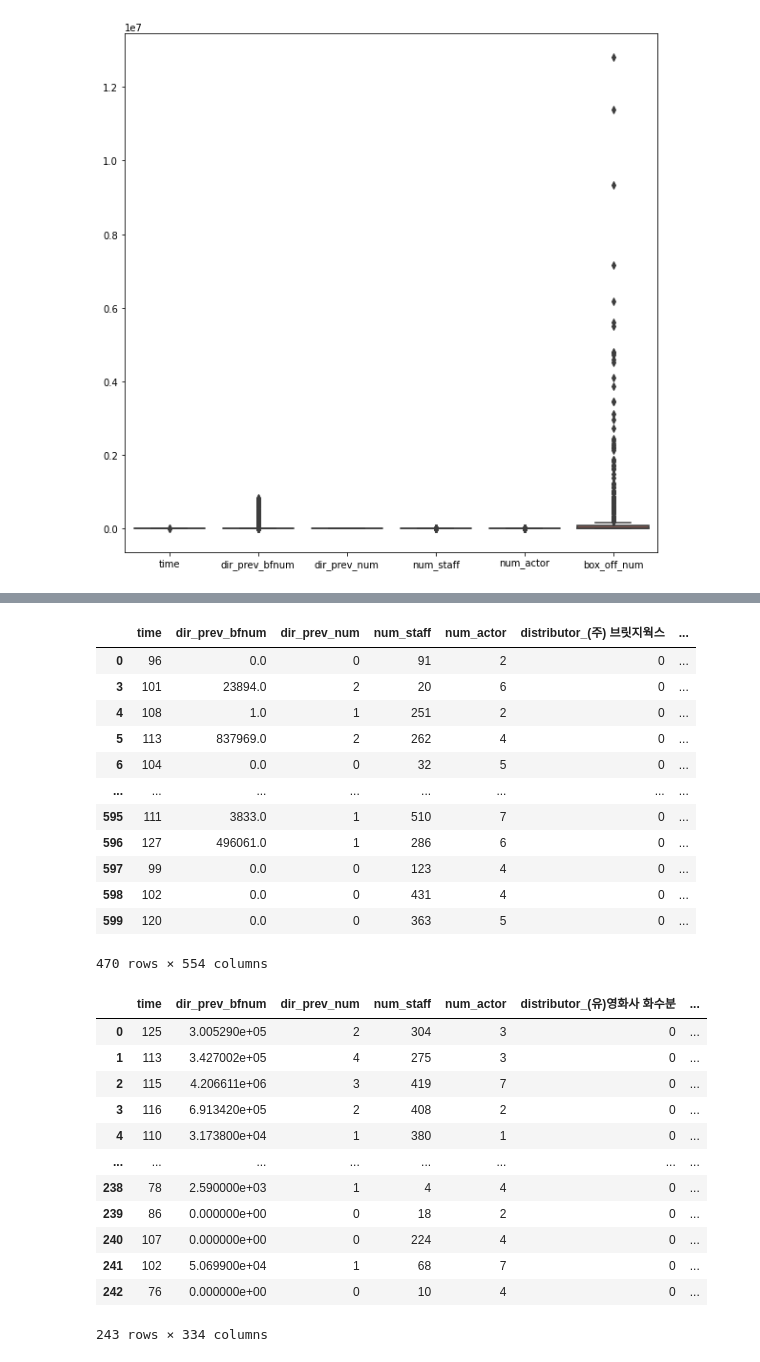
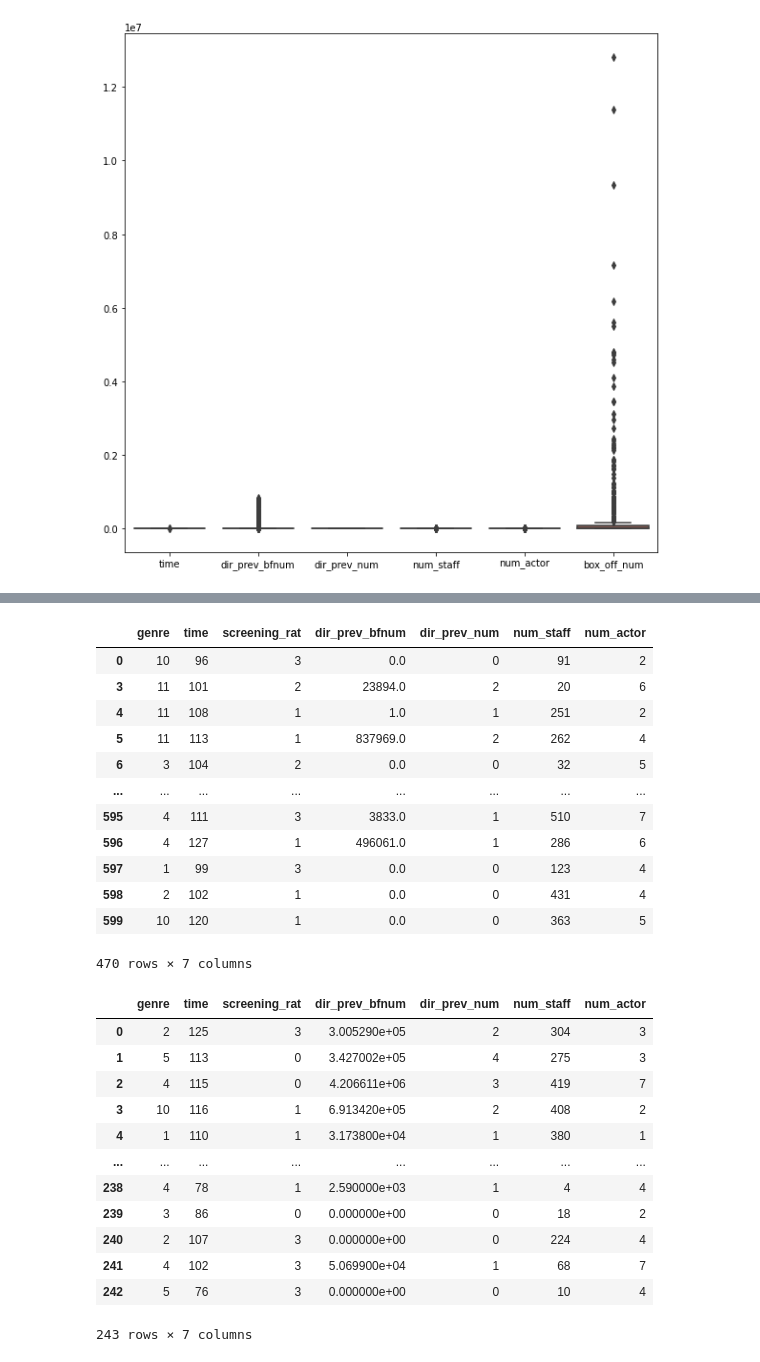
Before and after one commit to P-jinwan/Dacon, a Jupyter notebook: Development of a model for predicting the number of movie audiences/Untitled.ipynb, the cells around one changed output, grey strips where cells are left out. Drawn from its saved outputs; the diff is of its cells as text; code cells hidden in the pictures.

```diff
--- a/Development of a model for predicting the number of movie audiences/Untitled.ipynb
+++ b/Development of a model for predicting the number of movie audiences/Untitled.ipynb
@@ -162,7 +166,7 @@ plt.show()
 # %% [markdown]
 #### `5.` 데이터 전처리: 드랍
 # %%
-# 위 상관관계를 확인하였을때 타겟을 기준으로 0.05 미만의 계수를 가진 컬럼은 연산비용을 줄이기 위해 드랍하겠습니다.
+# 위 상관관계를 확인하였을때 타겟을 기준으로 0.1 미만의 계수를 가진 컬럼은 연산비용을 줄이기 위해 드랍하겠습니다.
 # title 컬럼은 계수 -0.04로 드랍하겠습니다.
 train_data.drop(columns=['title'], inplace=True)
 test_data.drop(columns=['title'], inplace=True)
@@ -171,6 +175,14 @@ test_data.drop(columns=['title'], inplace=True)
 train_data.drop(columns=['release_time'], inplace=True)
 test_data.drop(columns=['release_time'], inplace=True)
 
+# 'director' 컬럼은 계수 0.05로 드랍하겠습니다.
+train_data.drop(columns=['director'], inplace=True)
+test_data.drop(columns=['director'], inplace=True)
+
+# 'distributor' 컬럼은 학습과 테스트간 데이터가 맞지 않아 인코딩에 어려움이 있으므로 드랍 하겠습니다.
+train_data.drop(columns=['distributor'], inplace=True)
+test_data.drop(columns=['distributor'], inplace=True)
+
 # 데이터를 확인합니다.
 display(train_data)
 display(test_data)
@@ -287 +312,12 @@ oh_en_test_data = pd.get_dummies(data=test_data, columns=['distributor', 'genre'
+# %%
+# 레이블 인코딩을 진행합니다.
+la_encoder = LabelEncoder()
+
+# 장르
+train_data['genre'] = la_encoder.fit_transform(train_data['genre'])
+test_data['genre'] = la_encoder.transform(test_data['genre'])
+
+# 상영 등급
+train_data['screening_rat'] = la_encoder.fit_transform(train_data['screening_rat'])
+test_data['screening_rat'] = la_encoder.transform(test_data['screening_rat'])
 # %% [markdown]
@@ -289,40 +325,42 @@ oh_en_test_data = pd.get_dummies(data=test_data, columns=['distributor', 'genre'
 # %%
 # 모델의 학습을 할 데이터를 조정합니다.
 # 피쳐로 사용할 데이터는 타겟값을 드랍한 나머지 특성을 전달합니다.
-feature_train = oh_en_trian_data.copy().drop(['box_off_num'], axis=1)
-feature_test = oh_en_test_data.copy()
+feature_train = train_data.copy().drop(['box_off_num'], axis=1)
+feature_test = test_data.copy()
 
 # 타겟으로 사용할 원본 데이터의 box_off_num 열을 넘겨줍니다.
-target_train = train_data['box_off_num']
+# 정규성을 높이고 분석에서 정확한 값을 얻기 위해 로그 변환을 거칩니다.
+# 값에 0이 있을경우 log변환시 값이 무한대가 나오기때문에 x+1을 수행하여 0을 1로 만들어주는 로그 변환 함수를 사용합니다.
+target = np.log1p(train_data['box_off_num'])
 
 # 데이터를 확인합니다.
 display(feature_train)
 display(feature_test)
-display(target_train)
+display(target)
 # %% [output]
-|  | time | dir_prev_bfnum | dir_prev_num | num_staff | num_actor | distributor_(주) 브릿지웍스 | ... |
-| 0 | 96 | 0.0 | 0 | 91 | 2 | 0 | ... |
-| 3 | 101 | 23894.0 | 2 | 20 | 6 | 0 | ... |
-| 4 | 108 | 1.0 | 1 | 251 | 2 | 0 | ... |
-| 5 | 113 | 837969.0 | 2 | 262 | 4 | 0 | ... |
-| 6 | 104 | 0.0 | 0 | 32 | 5 | 0 | ... |
+|  | genre | time | screening_rat | dir_prev_bfnum | dir_prev_num | num_staff | num_actor |
+| 0 | 10 | 96 | 3 | 0.0 | 0 | 91 | 2 |
+| 3 | 11 | 101 | 2 | 23894.0 | 2 | 20 | 6 |
+| 4 | 11 | 108 | 1 | 1.0 | 1 | 251 | 2 |
+| 5 | 11 | 113 | 1 | 837969.0 | 2 | 262 | 4 |
+| 6 | 3 | 104 | 2 | 0.0 | 0 | 32 | 5 |
 | ... | ... | ... | ... | ... | ... | ... | ... |
-| 595 | 111 | 3833.0 | 1 | 510 | 7 | 0 | ... |
-| 596 | 127 | 496061.0 | 1 | 286 | 6 | 0 | ... |
-| 597 | 99 | 0.0 | 0 | 123 | 4 | 0 | ... |
-| 598 | 102 | 0.0 | 0 | 431 | 4 | 0 | ... |
-| 599 | 120 | 0.0 | 0 | 363 | 5 | 0 | ... |
+| 595 | 4 | 111 | 3 | 3833.0 | 1 | 510 | 7 |
+| 596 | 4 | 127 | 1 | 496061.0 | 1 | 286 | 6 |
+| 597 | 1 | 99 | 3 | 0.0 | 0 | 123 | 4 |
+| 598 | 2 | 102 | 1 | 0.0 | 0 | 431 | 4 |
+| 599 | 10 | 120 | 1 | 0.0 | 0 | 363 | 5 |
-470 rows × 554 columns
+470 rows × 7 columns
-|  | time | dir_prev_bfnum | dir_prev_num | num_staff | num_actor | distributor_(유)영화사 화수분 | ... |
-| 0 | 125 | 3.005290e+05 | 2 | 304 | 3 | 0 | ... |
-| 1 | 113 | 3.427002e+05 | 4 | 275 | 3 | 0 | ... |
-| 2 | 115 | 4.206611e+06 | 3 | 419 | 7 | 0 | ... |
-| 3 | 116 | 6.913420e+05 | 2 | 408 | 2 | 0 | ... |
-| 4 | 110 | 3.173800e+04 | 1 | 380 | 1 | 0 | ... |
+|  | genre | time | screening_rat | dir_prev_bfnum | dir_prev_num | num_staff | num_actor |
+| 0 | 2 | 125 | 3 | 3.005290e+05 | 2 | 304 | 3 |
+| 1 | 5 | 113 | 0 | 3.427002e+05 | 4 | 275 | 3 |
+| 2 | 4 | 115 | 0 | 4.206611e+06 | 3 | 419 | 7 |
+| 3 | 10 | 116 | 1 | 6.913420e+05 | 2 | 408 | 2 |
+| 4 | 1 | 110 | 1 | 3.173800e+04 | 1 | 380 | 1 |
 | ... | ... | ... | ... | ... | ... | ... | ... |
-| 238 | 78 | 2.590000e+03 | 1 | 4 | 4 | 0 | ... |
-| 239 | 86 | 0.000000e+00 | 0 | 18 | 2 | 0 | ... |
-| 240 | 107 | 0.000000e+00 | 0 | 224 | 4 | 0 | ... |
-| 241 | 102 | 5.069900e+04 | 1 | 68 | 7 | 0 | ... |
-| 242 | 76 | 0.000000e+00 | 0 | 10 | 4 | 0 | ... |
+| 238 | 4 | 78 | 1 | 2.590000e+03 | 1 | 4 | 4 |
+| 239 | 3 | 86 | 0 | 0.000000e+00 | 0 | 18 | 2 |
+| 240 | 2 | 107 | 3 | 0.000000e+00 | 0 | 224 | 4 |
+| 241 | 4 | 102 | 3 | 5.069900e+04 | 1 | 68 | 7 |
+| 242 | 5 | 76 | 3 | 0.000000e+00 | 0 | 10 | 4 |
-243 rows × 334 columns
+243 rows × 7 columns
```
Also changed, not shown: parts of 27 cells of this notebook, 1 other file.
